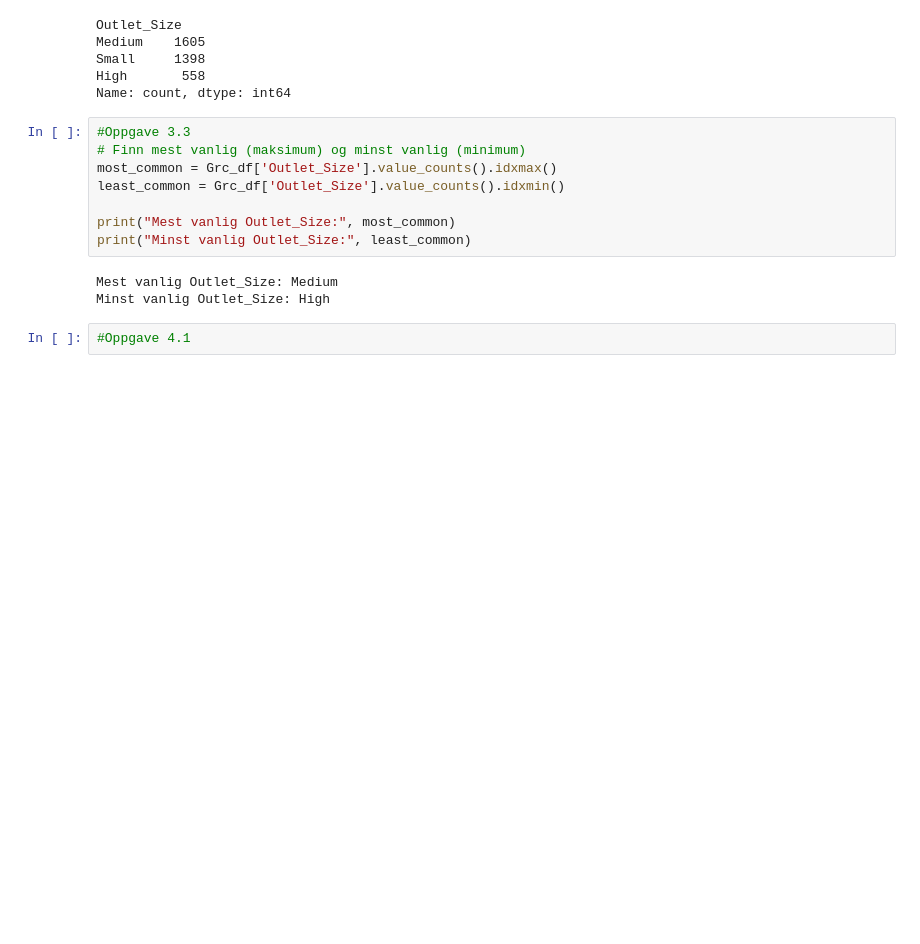
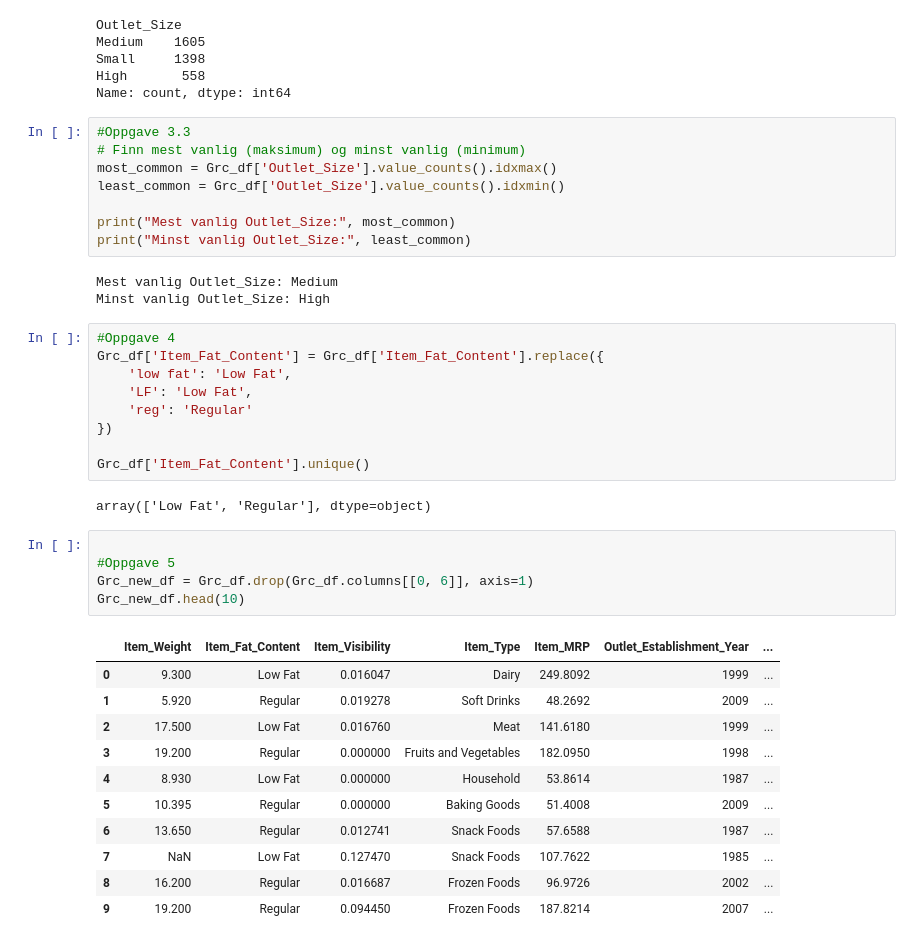
Before and after one commit to muadi6063/Oblig-assignment-AI, a Jupyter notebook: AI/Oppgave.ipynb, the cells around one changed output. Cells and saved outputs as stored; diff of their text form; blank space fills up the shorter version.

```diff
--- a/AI/Oppgave.ipynb
+++ b/AI/Oppgave.ipynb
@@ -78,4 +78,30 @@ print("Minst vanlig Outlet_Size:", least_common)
 Mest vanlig Outlet_Size: Medium
 Minst vanlig Outlet_Size: High
 # %%
-#Oppgave 4.1
+#Oppgave 4
+Grc_df['Item_Fat_Content'] = Grc_df['Item_Fat_Content'].replace({
+    'low fat': 'Low Fat',
+    'LF': 'Low Fat',
+    'reg': 'Regular'
+})
+
+Grc_df['Item_Fat_Content'].unique()
+# %% [output]
+array(['Low Fat', 'Regular'], dtype=object)
+# %%
+
+#Oppgave 5
+Grc_new_df = Grc_df.drop(Grc_df.columns[[0, 6]], axis=1)
+Grc_new_df.head(10)
+# %% [output]
+|  | Item_Weight | Item_Fat_Content | Item_Visibility | Item_Type | Item_MRP | Outlet_Establishment_Year | ... |
+| 0 | 9.300 | Low Fat | 0.016047 | Dairy | 249.8092 | 1999 | ... |
+| 1 | 5.920 | Regular | 0.019278 | Soft Drinks | 48.2692 | 2009 | ... |
+| 2 | 17.500 | Low Fat | 0.016760 | Meat | 141.6180 | 1999 | ... |
+| 3 | 19.200 | Regular | 0.000000 | Fruits and Vegetables | 182.0950 | 1998 | ... |
+| 4 | 8.930 | Low Fat | 0.000000 | Household | 53.8614 | 1987 | ... |
+| 5 | 10.395 | Regular | 0.000000 | Baking Goods | 51.4008 | 2009 | ... |
+| 6 | 13.650 | Regular | 0.012741 | Snack Foods | 57.6588 | 1987 | ... |
+| 7 | NaN | Low Fat | 0.127470 | Snack Foods | 107.7622 | 1985 | ... |
+| 8 | 16.200 | Regular | 0.016687 | Frozen Foods | 96.9726 | 2002 | ... |
+| 9 | 19.200 | Regular | 0.094450 | Frozen Foods | 187.8214 | 2007 | ... |
```
Also changed, not shown: parts of 2 cells of this notebook.
